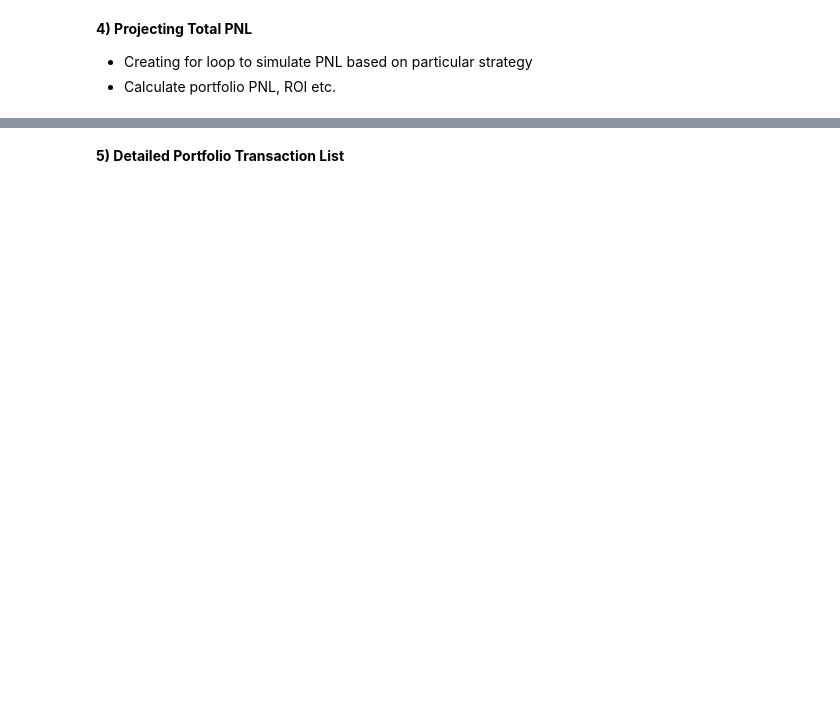
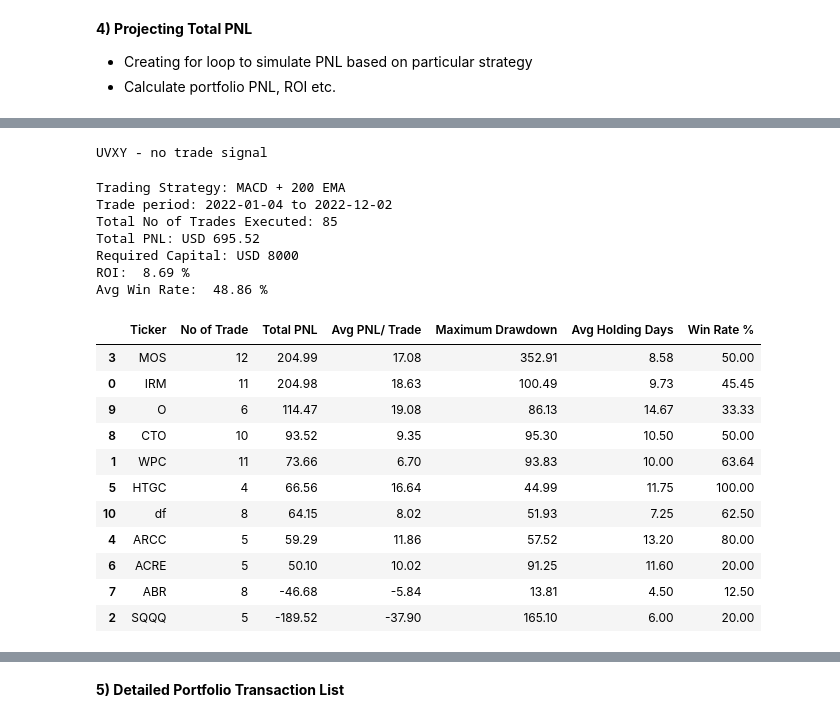
Before and after one commit to jade-lam/AlgorithmicTrading, a Jupyter notebook: US Stocks - Backtesting & PNL Calculation.ipynb, the cells around one changed output, grey strips where cells are left out. Drawn from its saved outputs; the diff is of its cells as text; code cells hidden in the pictures; blank space fills up the shorter version.

```diff
--- a/US Stocks - Backtesting & PNL Calculation.ipynb
+++ b/US Stocks - Backtesting & PNL Calculation.ipynb
@@ -403 +570,51 @@ def backtest_bbrsi(df):
+# %%
+macdema_result_list = []
+
+for df in df_list:
+  try:
+    df_name = get_df_name(df)
+    test_result = backtest_macdema(df)
+    macdema_result_list.append(test_result)
+
+    macdema_result_df = pd.DataFrame(macdema_result_list)
+    macdema_result_df.columns = ['Ticker', 'No of Trade', 'Total PNL', 'Avg PNL/ Trade', 'Maximum Drawdown', 'Avg Holding Days', 'Win Rate %']
+  except:
+    print(df_name, '- no trade signal')
+# %% [output]
+UVXY - no trade signal
+# %%
+# PNL for MACD EMA Strategy
+
+measure_date = df_list[1].loc[1, 'Date']
+end_date = df_list[1].loc[df.index[-1], 'Date']
+print('Trading Strategy: MACD + 200 EMA')
+print('Trade period:', (measure_date.strftime('%Y-%m-%d')), 'to', end_date.strftime('%Y-%m-%d'))
+ROI = ((macdema_result_df['Total PNL'].sum()/ initial_capital)*100).round(2)
+MDD = macdema_result_df['Maximum Drawdown'].mean().round(2)
+print('Total No of Trades Executed:', (macdema_result_df['No of Trade'].sum()))
+print('Total PNL: USD', macdema_result_df['Total PNL'].sum().round(2))
+print('Required Capital: USD', initial_capital)
+print('ROI: ', ROI, '%')
+print('Avg Win Rate: ', macdema_result_df['Win Rate %'].mean().round(2), '%')
+macdema_result_df.sort_values(by=['Total PNL', 'Avg PNL/ Trade'], ascending=False)
+# %% [output]
+Trading Strategy: MACD + 200 EMA
+Trade period: 2022-01-04 to 2022-12-02
+Total No of Trades Executed: 85
+Total PNL: USD 695.52
+Required Capital: USD 8000
+ROI:  8.69 %
+Avg Win Rate:  48.86 %
+|  | Ticker | No of Trade | Total PNL | Avg PNL/ Trade | Maximum Drawdown | Avg Holding Days | Win Rate % |
+| 3 | MOS | 12 | 204.99 | 17.08 | 352.91 | 8.58 | 50.00 |
+| 0 | IRM | 11 | 204.98 | 18.63 | 100.49 | 9.73 | 45.45 |
+| 9 | O | 6 | 114.47 | 19.08 | 86.13 | 14.67 | 33.33 |
+| 8 | CTO | 10 | 93.52 | 9.35 | 95.30 | 10.50 | 50.00 |
+| 1 | WPC | 11 | 73.66 | 6.70 | 93.83 | 10.00 | 63.64 |
+| 5 | HTGC | 4 | 66.56 | 16.64 | 44.99 | 11.75 | 100.00 |
+| 10 | df | 8 | 64.15 | 8.02 | 51.93 | 7.25 | 62.50 |
+| 4 | ARCC | 5 | 59.29 | 11.86 | 57.52 | 13.20 | 80.00 |
+| 6 | ACRE | 5 | 50.10 | 10.02 | 91.25 | 11.60 | 20.00 |
+| 7 | ABR | 8 | -46.68 | -5.84 | 13.81 | 4.50 | 12.50 |
+| 2 | SQQQ | 5 | -189.52 | -37.90 | 165.10 | 6.00 | 20.00 |
 # %%
```
Also changed, not shown: parts of 29 cells of this notebook.
